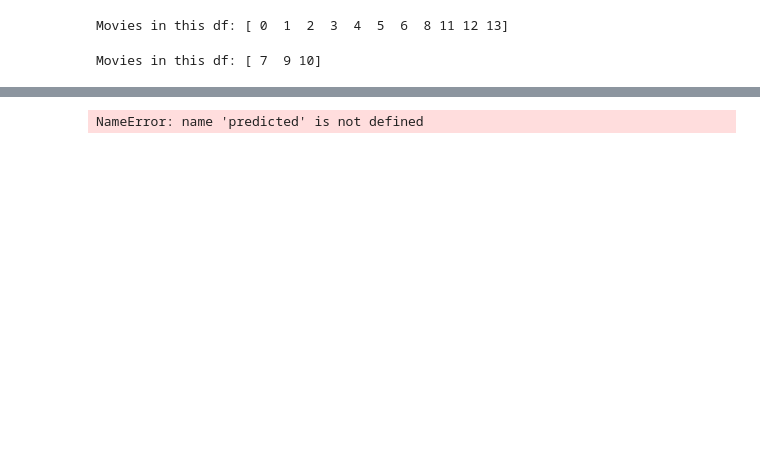
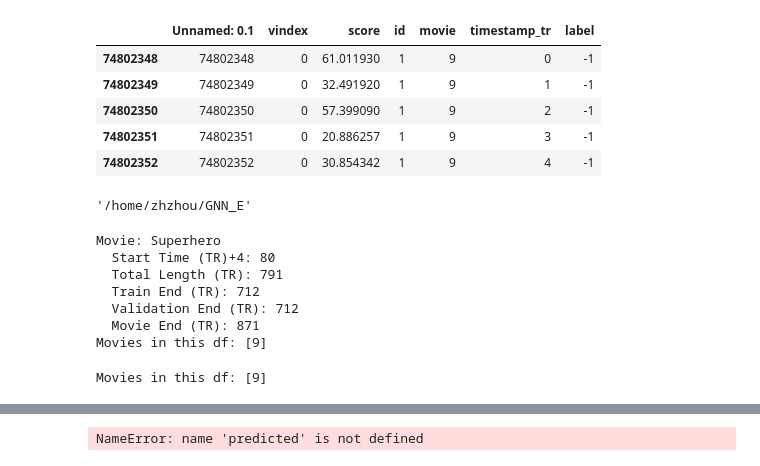
Before and after one commit to CS-433/ml-project-2-zenconvolutionalgraph, a Jupyter notebook: GCN/GNN.ipynb, the cells around one changed output, grey strips where cells are left out. Saved outputs shown, nothing was run; the diff lists cells and outputs as text; code cells hidden in the pictures; blank space fills up the shorter version.

```diff
--- a/GCN/GNN.ipynb
+++ b/GCN/GNN.ipynb
@@ -18,0 +30,13 @@ df =  pd.read_csv(data_path, index_col=0)
+# %%
+df_single.head()
+# %% [output]
+|  | Unnamed: 0.1 | vindex | score | id | movie | timestamp_tr | label |
+| 74802348 | 74802348 | 0 | 61.011930 | 1 | 9 | 0 | -1 |
+| 74802349 | 74802349 | 0 | 32.491920 | 1 | 9 | 1 | -1 |
+| 74802350 | 74802350 | 0 | 57.399090 | 1 | 9 | 2 | -1 |
+| 74802351 | 74802351 | 0 | 20.886257 | 1 | 9 | 3 | -1 |
+| 74802352 | 74802352 | 0 | 30.854342 | 1 | 9 | 4 | -1 |
+# %%
+os.getcwd()
+# %% [output]
+'/home/zhzhou/GNN_E'
@@ -19,14 +47,27 @@ df =  pd.read_csv(data_path, index_col=0)
 # %%
+from pickle5 import pickle as pkl
 DEVICE = 'cuda' if torch.cuda.is_available() else 'cpu'
-df_train, df_test = split_train_test_vertically(df)
-dataset_train = DatasetEmo(df_train, device=DEVICE, node_feat="symmetricwindow")
-dataset_test = DatasetEmo(df_test, device = DEVICE, node_feat="symmetricwindow")
+df_train,_, df_test = df_train, df_val, df_test = split_train_val_test_horizontally(
+        df_single,
+        percentage_val=0, #0 to not have nay val set
+        path_pickle_delay="/home/dalai/GNN_E/data/raw/labels/run_onsets.pkl",
+        path_movie_title_mapping="data/raw/labels/category_mapping_movies.csv",
+        tr_len=1.3
+    )
+dataset_train = DatasetEmo(df_train, device=DEVICE,initial_adj_method='FN_edgeAttr_FC_window', node_feat="symmetricwindow")
+dataset_test = DatasetEmo(df_test, device = DEVICE,initial_adj_method='FN_edgeAttr_FC_window', node_feat="symmetricwindow")
 
 graphs_list_train = dataset_train.get_graphs_list()
 graphs_list_test = dataset_test.get_graphs_list()
 # %% [output]
-Movies in this df: [ 0  1  2  3  4  5  6  8 11 12 13]
+Movie: Superhero
+  Start Time (TR)+4: 80
+  Total Length (TR): 791
+  Train End (TR): 712
+  Validation End (TR): 712
+  Movie End (TR): 871
+Movies in this df: [9]
-Movies in this df: [ 7  9 10]
+Movies in this df: [9]
 # %%
 from torch_geometric.loader import DataLoader
 from math import ceil
```
Also changed, not shown: parts of 15 cells of this notebook, 3 other files.
